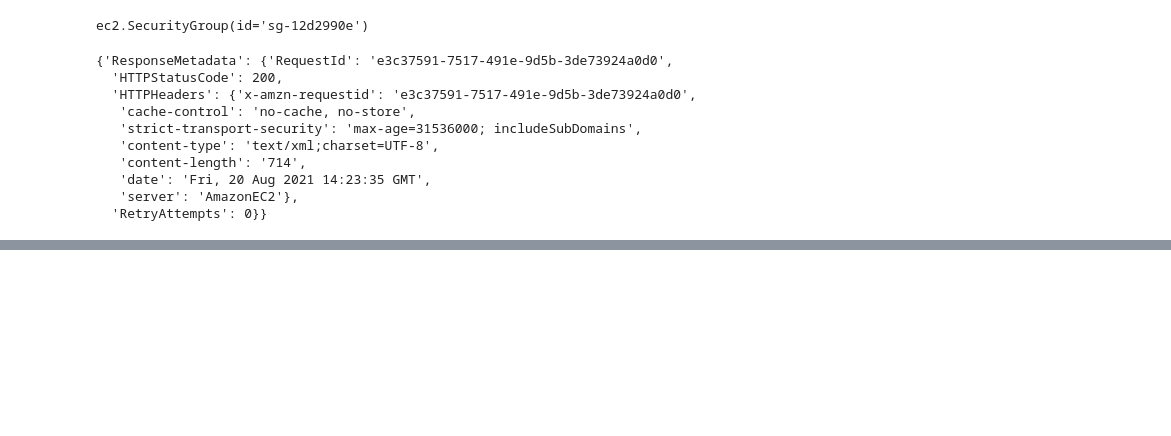
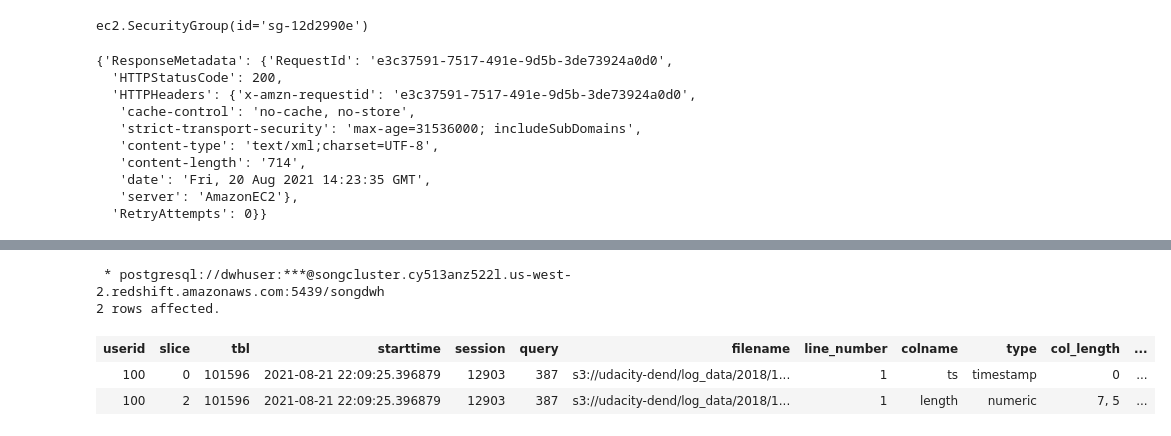
Before and after one commit to AnalyticsEnthusiast/AWSRedshiftDataWarehouse, a Jupyter notebook: test.ipynb, the cells around one changed output, grey strips where cells are left out. Drawn from its saved outputs; the diff is of its cells as text; code cells hidden in the pictures; blank space fills up the shorter version.

```diff
--- a/test.ipynb
+++ b/test.ipynb
@@ -365,0 +405,10 @@ prettyRedshiftProps(myClusterProps)
+# %%
+%%sql
+select * from stl_load_errors
+WHERE starttime = (select max(starttime) from stl_load_errors);
+# %% [output]
+ * postgresql://dwhuser:***@songcluster.cy513anz522l.us-west-2.redshift.amazonaws.com:5439/songdwh
+2 rows affected.
+| userid | slice | tbl | starttime | session | query | filename | line_number | colname | type | col_length | ... |
+| 100 | 0 | 101596 | 2021-08-21 22:09:25.396879 | 12903 | 387 | s3://udacity-dend/log_data/2018/1... | 1 | ts | timestamp | 0 | ... |
+| 100 | 2 | 101596 | 2021-08-21 22:09:25.396879 | 12903 | 387 | s3://udacity-dend/log_data/2018/1... | 1 | length | numeric | 7, 5 | ... |
```
Also changed, not shown: parts of 16 cells of this notebook, 4 other files.
